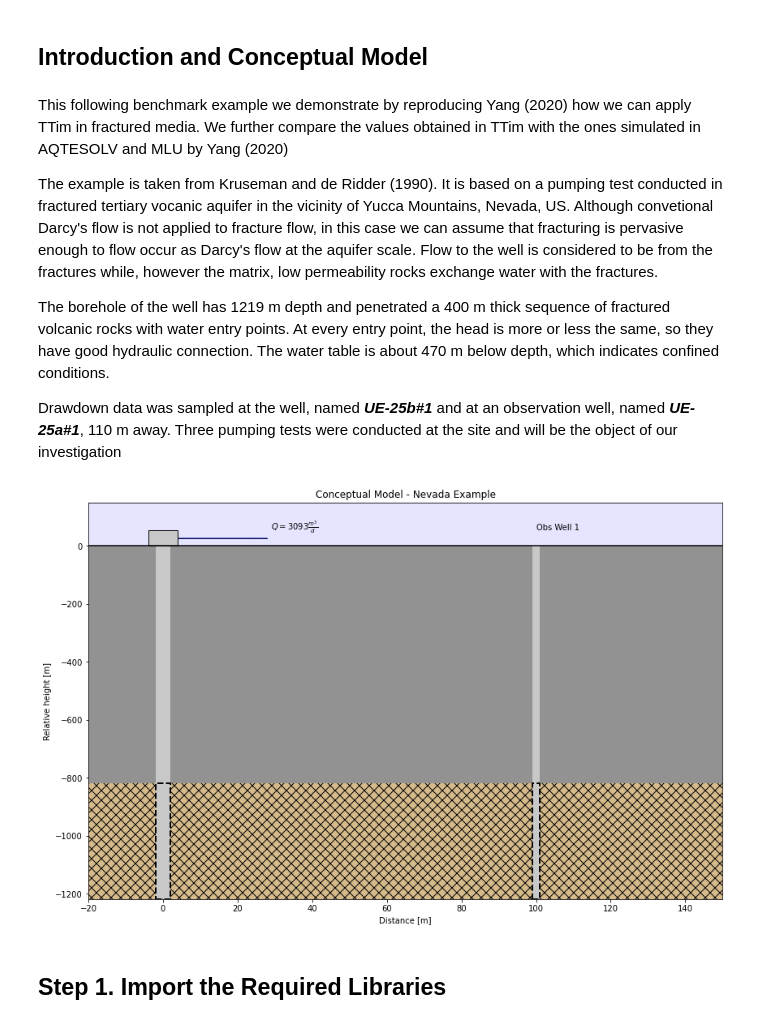
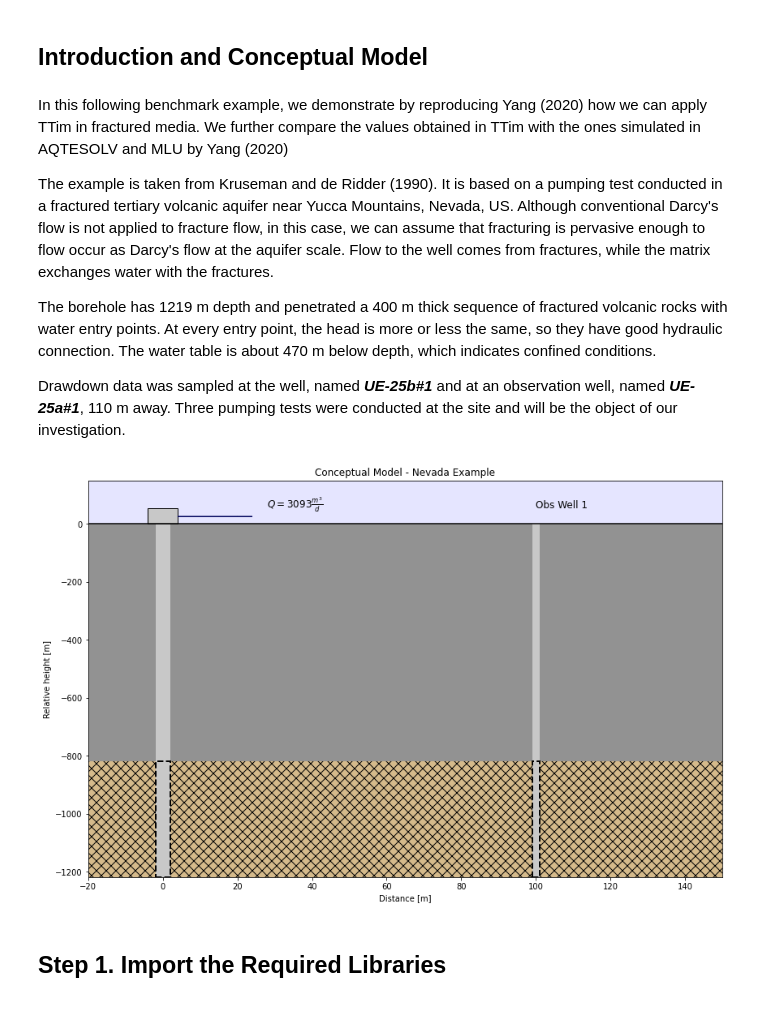
Before and after one commit to mbakker7/ttim, a Jupyter notebook: pumpingtest_benchmarks/confined5_nevada.ipynb, the cells around one changed output. Drawn from its saved outputs; the diff is of its cells as text; code cells hidden in the pictures.

Commit message:
Corrected English in notebooks and minor change in aquifer.py to avoid bug in leaky2_hardixveld

```diff
--- a/pumpingtest_benchmarks/confined5_nevada.ipynb
+++ b/pumpingtest_benchmarks/confined5_nevada.ipynb
@@ -3,13 +3,13 @@
 # %% [markdown]
 ## Introduction and Conceptual Model
 # %% [markdown]
-This following benchmark example we demonstrate by reproducing Yang (2020) how we can apply TTim in fractured media. We further compare the values obtained in TTim with the ones simulated in AQTESOLV and MLU by Yang (2020)
+In this following benchmark example, we demonstrate by reproducing Yang (2020) how we can apply TTim in fractured media. We further compare the values obtained in TTim with the ones simulated in AQTESOLV and MLU by Yang (2020)
 
-The example is taken from Kruseman and de Ridder (1990). It is based on a pumping test conducted in fractured tertiary vocanic aquifer in the vicinity of Yucca Mountains, Nevada, US. Although convetional Darcy's flow is not applied to fracture flow, in this case we can assume that fracturing is pervasive enough to flow occur as Darcy's flow at the aquifer scale. Flow to the well is considered to be from the fractures while, however the matrix, low permeability rocks exchange water with the fractures.
+The example is taken from Kruseman and de Ridder (1990). It is based on a pumping test conducted in a fractured tertiary volcanic aquifer near Yucca Mountains, Nevada, US. Although conventional Darcy's flow is not applied to fracture flow, in this case, we can assume that fracturing is pervasive enough to flow occur as Darcy's flow at the aquifer scale. Flow to the well comes from fractures, while the matrix exchanges water with the fractures.
 
-The borehole of the well has 1219 m depth and penetrated a 400 m thick sequence of fractured volcanic rocks with water entry points. At every entry point, the head is more or less the same, so they have good hydraulic connection. The water table is about 470 m below depth, which indicates confined conditions.
+The borehole has 1219 m depth and penetrated a 400 m thick sequence of fractured volcanic rocks with water entry points. At every entry point, the head is more or less the same, so they have good hydraulic connection. The water table is about 470 m below depth, which indicates confined conditions.
 
-Drawdown data was sampled at the well, named ***UE-25b#1*** and at an observation well, named ***UE-25a#1***, 110 m away. Three pumping tests were conducted at the site and will be the object of our investigation
+Drawdown data was sampled at the well, named ***UE-25b#1*** and at an observation well, named ***UE-25a#1***, 110 m away. Three pumping tests were conducted at the site and will be the object of our investigation.
 # %%
 import matplotlib.pyplot as plt
 import numpy as np
@@ -36,37 +36,37 @@ def conc_confined5():
     wellhead = plt.Rectangle((-4,0),width = 8, height = 55, fc = np.array([200,200,200])/255, zorder=2, ec='k')
     ax.add_patch(wellhead)
 
     #Screen for the well:
     screen = plt.Rectangle((-2,-1219), width = 4, height = 400, fc = np.array([200,200,200])/255, alpha=1, zorder = 2, ec = "k", ls = '--')
     screen.set_linewidth(2)
     ax.add_patch(screen)
-    pumping_arrow = plt.Arrow(x = 4,y = 25, dx = 24, dy = 0, color = "#00035b")
+    pumping_arrow = plt.Arrow(x = 4,y = 25, dx = 20, dy = 0, color = "#00035b", zorder = 3)
     ax.add_patch(pumping_arrow)
-    ax.text(x = 29, y = 55, s = r'$ Q = 3093 \frac{m^3}{d}$' )
+    ax.text(x = 28, y = 55, s = r'$ Q = 3093 \frac{m^3}{d}$' , fontsize = 'large')
     #Piezometers
     piez1 = plt.Rectangle((99,-1219), width = 2, height = 1219,fc = np.array([200,200,200])/255, zorder=1)
     screen_piez_1 = plt.Rectangle((99,-1219), width = 2, height = 400, fc = np.array([200,200,200])/255, alpha=1, zorder = 2, ec = "k", ls = '--')
     screen_piez_1.set_linewidth(2)
 
     ax.add_patch(piez1)
 
     ax.add_patch(screen_piez_1)
 
     #last line
     line = plt.Line2D(xdata= [-20,150], ydata = [0,0], color = "k")
     ax.add_line(line)
-    ax.text(x = 100, y = 55, s = 'Obs Well 1' )
+    ax.text(x = 100, y = 55, s = 'Obs Well 1', fontsize = 'large' )
 
     ax.set_xlim([-20,150])
     ax.set_ylim([-1219,150])
     ax.set_xlabel('Distance [m]')
     ax.set_ylabel('Relative height [m]')
     ax.set_title('Conceptual Model - Nevada Example')
     plt.show()
 
 conc_confined5()
 # %% [output]
-[figure, old version]
+[figure, new version]
 # %% [markdown]
 ## Step 1. Import the Required Libraries
 # %%
```
Also changed, not shown: parts of 9 cells of this notebook, 11 other files.
